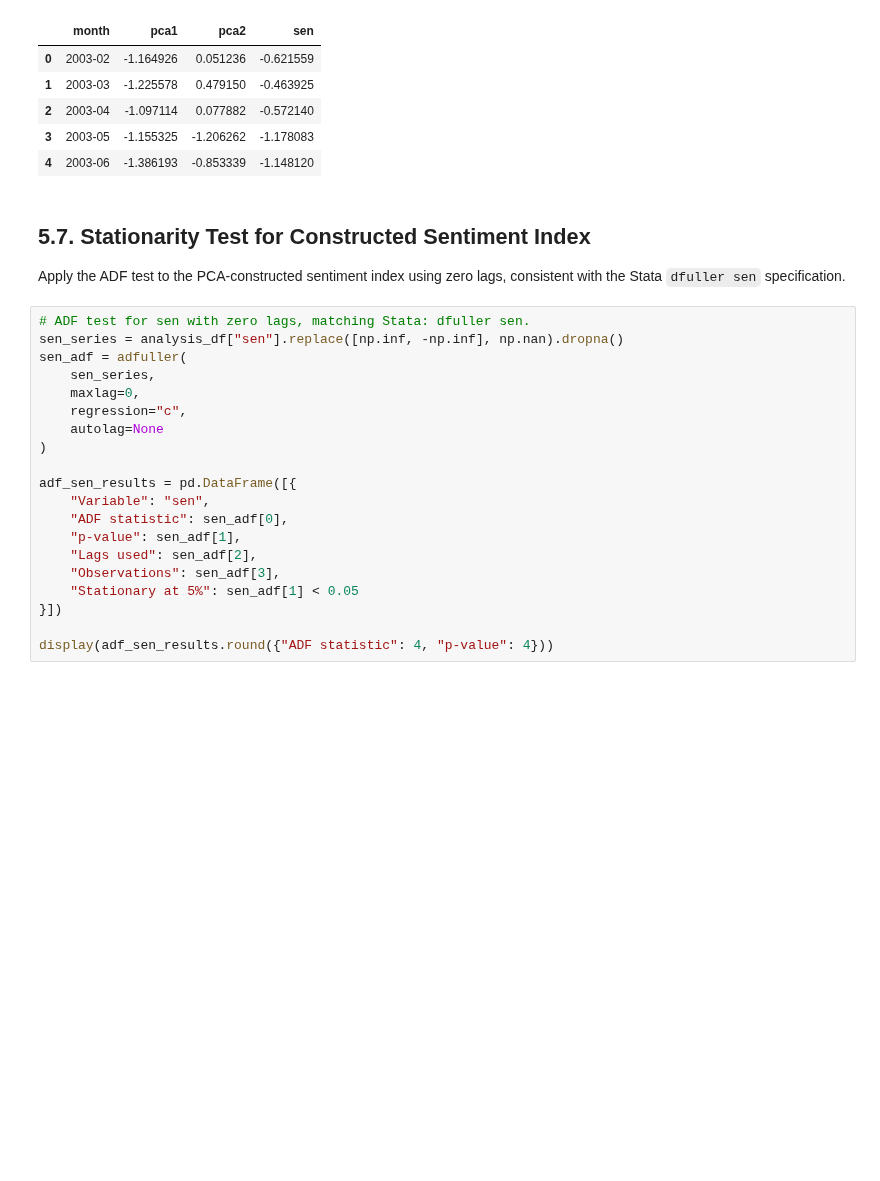
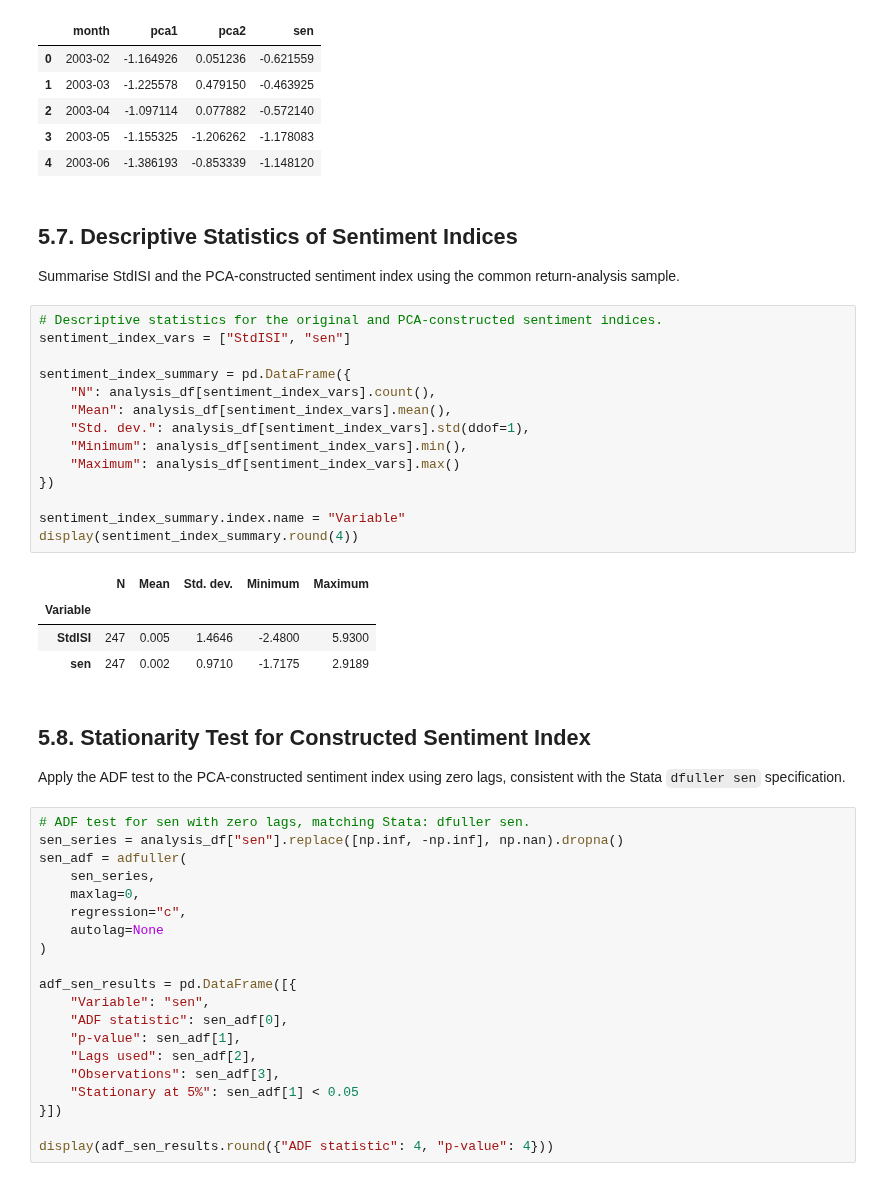
Before and after one commit to yang2094582004-ai/MSIN0114---Dissertation, a Jupyter notebook: Analysis.ipynb, the cells around one changed output. Cells and saved outputs as stored; diff of their text form; blank space fills up the shorter version.

```diff
--- a/Analysis.ipynb
+++ b/Analysis.ipynb
@@ -1267,8 +1290,31 @@ PCA2 weight: 0.4468
 | 2 | 2003-04 | -1.097114 | 0.077882 | -0.572140 |
 | 3 | 2003-05 | -1.155325 | -1.206262 | -1.178083 |
 | 4 | 2003-06 | -1.386193 | -0.853339 | -1.148120 |
+# %% [markdown]
+## 5.7. Descriptive Statistics of Sentiment Indices
+
+Summarise StdISI and the PCA-constructed sentiment index using the common return-analysis sample.
+# %%
+# Descriptive statistics for the original and PCA-constructed sentiment indices.
+sentiment_index_vars = ["StdISI", "sen"]
+
+sentiment_index_summary = pd.DataFrame({
+    "N": analysis_df[sentiment_index_vars].count(),
+    "Mean": analysis_df[sentiment_index_vars].mean(),
+    "Std. dev.": analysis_df[sentiment_index_vars].std(ddof=1),
+    "Minimum": analysis_df[sentiment_index_vars].min(),
+    "Maximum": analysis_df[sentiment_index_vars].max()
+})
+
+sentiment_index_summary.index.name = "Variable"
+display(sentiment_index_summary.round(4))
+# %% [output]
+|  | N | Mean | Std. dev. | Minimum | Maximum |
+| Variable |  |  |  |  |  |
+| StdISI | 247 | 0.005 | 1.4646 | -2.4800 | 5.9300 |
+| sen | 247 | 0.002 | 0.9710 | -1.7175 | 2.9189 |
 # %% [markdown]
-## 5.7. Stationarity Test for Constructed Sentiment Index
+## 5.8. Stationarity Test for Constructed Sentiment Index
 
 Apply the ADF test to the PCA-constructed sentiment index using zero lags, consistent with the Stata `dfuller sen` specification.
 # %%
```
Also changed, not shown: parts of 3 cells of this notebook, 2 other files.
